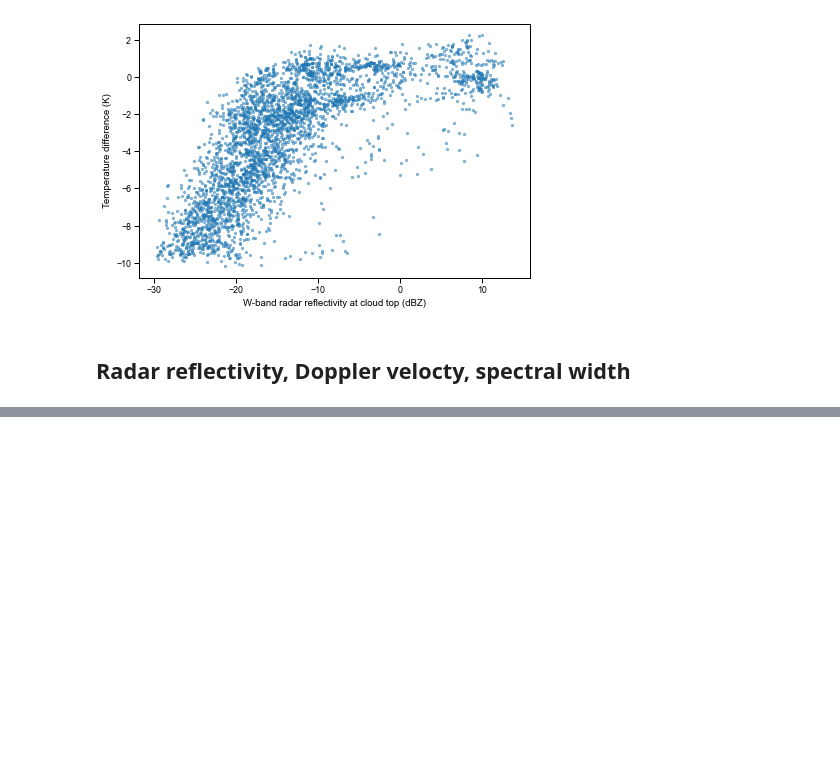
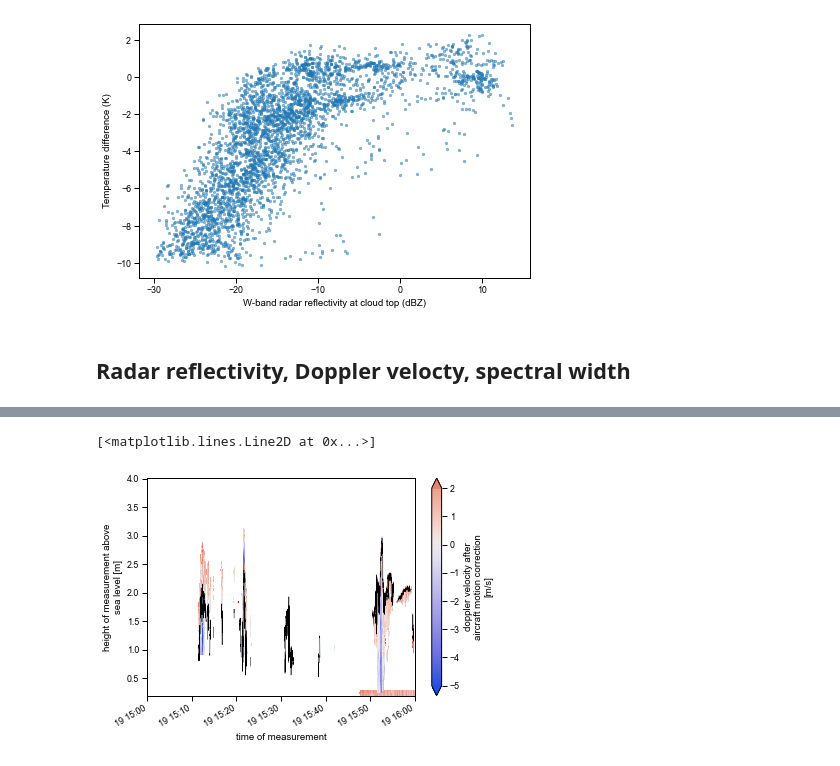
Before and after one commit to RobertPincus/atomic-p3-data-paper, a Jupyter notebook: Figures.ipynb, the cells around one changed output, grey strips where cells are left out. Cells and saved outputs as stored; diff of their text form; code cells hidden in the pictures; blank space fills up the shorter version.

```diff
--- a/Figures.ipynb
+++ b/Figures.ipynb
@@ -330,0 +344,16 @@ if saveFigs:
+# %%
+time_slice = slice(datetime.datetime(2020, 1, 19, hour=15),
+                   datetime.datetime(2020, 1, 19, hour=16))
+w_band = p3_data.w_band_radar['P3-0119'].to_dask(). \
+            sel(height=slice(0,4), time=time_slice)
+w_band = w_band.where(w_band.snr > -10)
+cloud_example = p3_data.remote_sensing['P3-0119'].to_dask()
+subset = cloud_example.sel(time=time_slice)
+w_band.corrected_doppler_velocity.plot(x="time", y="height",
+                                      vmin = -5, vmax = 2,
+                                      cmap = cc.m_coolwarm,
+                                      norm = MidpointNormalizeFair(midpoint=0))
+plt.plot(subset.time, subset.alt_CT, c = "black", lw = 0.5)
+# %% [output]
+[<matplotlib.lines.Line2D at 0x...>]
+[figure, added]
```
Also changed, not shown: parts of 4 cells of this notebook.
